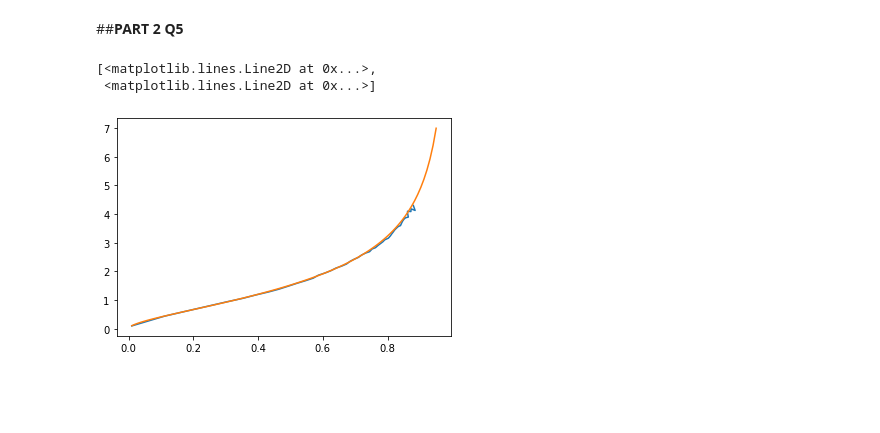
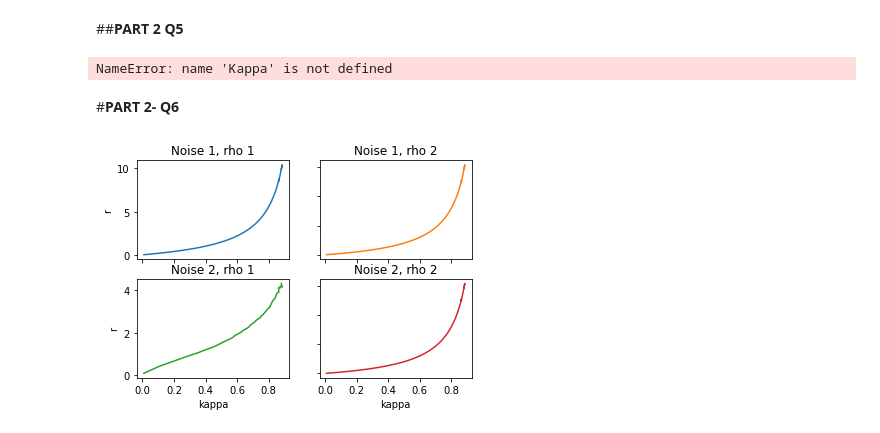
Before and after one commit to audreygossard/HISTAT, a Jupyter notebook: HISTAT_project_4.ipynb, the cells around one changed output. Saved outputs shown, nothing was run; the diff lists cells and outputs as text; code cells hidden in the pictures; blank space fills up the shorter version.

```diff
--- a/HISTAT_project_4.ipynb
+++ b/HISTAT_project_4.ipynb
@@ -313,7 +313,7 @@ kappa_values=np.array([0.01   , 0.11104, 0.18622, 0.24942, 0.30286, 0.35323, 0.3
        0.822  , 0.82724, 0.83337, 0.83985, 0.84333, 0.84621, 0.85005,
        0.8554 , 0.86404, 0.86213, 0.86157, 0.87199, 0.87247, 0.885  ,
        0.87949])
-r_values=np.array([0.10195004, 0.44182507, 0.63824215, 0.80220262, 0.94091302,
+r_values_noise2_rho1 =np.array([0.10195004, 0.44182507, 0.63824215, 0.80220262, 0.94091302,
        1.06461395, 1.18082226, 1.28677747, 1.38335284, 1.49220451,
        1.58693681, 1.67921312, 1.76744258, 1.86893003, 1.94974118,
        2.02934337, 2.11796999, 2.1900007 , 2.26073582, 2.35540806,
@@ -325,8 +325,47 @@ r_values=np.array([0.10195004, 0.44182507, 0.63824215, 0.80220262, 0.94091302,
        4.10049191, 4.08989175, 4.18377153, 4.12921673, 4.30209506])
 # %%
 #plot monte calo and analytic
-plt.plot(kappa_values, r_values,Kappa,r_real)
+plt.plot(kappa_values, r_values_noise2_rho1 ,Kappa,r_real)
 # %% [output]
-[<matplotlib.lines.Line2D at 0x...>,
- <matplotlib.lines.Line2D at 0x...>]
+NameError: name 'Kappa' is not defined
-[figure, removed]
+# %% [markdown]
+#**PART 2- Q6**
+# %%
+sigma_laplacien = 2
+def LSE_laplacien_abs(kappa):
+    return sigma_laplacien*(kappa)/(1-kappa)
+
+r_values_noise2_rho2 = []
+for kappa in kappa_values:
+    r_values_noise2_rho2.append(LSE_laplacien_abs(kappa))
+# %%
+r_values_noise1_rho2 = [0.5*r for r in r_values_noise2_rho2]
+# %%
+def zeta(t):
+    phi_inv_t = stats.norm.ppf(t)
+    return 2*phi_inv_t*(stats.norm.pdf(phi_inv_t)-phi_inv_t*(1-t))
+
+def noise1_rho1_analytic(kappa):
+    z = zeta((kappa+1)/2)
+    return (kappa-z)/z
+
+r_values_noise1_rho1 = [noise1_rho1_analytic(kappa) for kappa in kappa_values]
+# %%
+fig, axs = plt.subplots(2, 2)
+axs[0, 0].plot(kappa_values, r_values_noise1_rho1)
+axs[0, 0].set_title('Noise 1, rho 1')
+axs[0, 1].plot(kappa_values, r_values_noise1_rho2, 'tab:orange')
+axs[0, 1].set_title('Noise 1, rho 2')
+axs[1, 0].plot(kappa_values, r_values_noise2_rho1, 'tab:green')
+axs[1, 0].set_title('Noise 2, rho 1')
+axs[1, 1].plot(kappa_values, r_values_noise2_rho2, 'tab:red')
+axs[1, 1].set_title('Noise 2, rho 2')
+
+for ax in axs.flat:
+    ax.set(xlabel='kappa', ylabel='r')
+
+# Hide x labels and tick labels for top plots and y ticks for right plots.
+for ax in axs.flat:
+    ax.label_outer()
+# %% [output]
+[figure, added]
```
Also changed, not shown: parts of 5 cells of this notebook.
